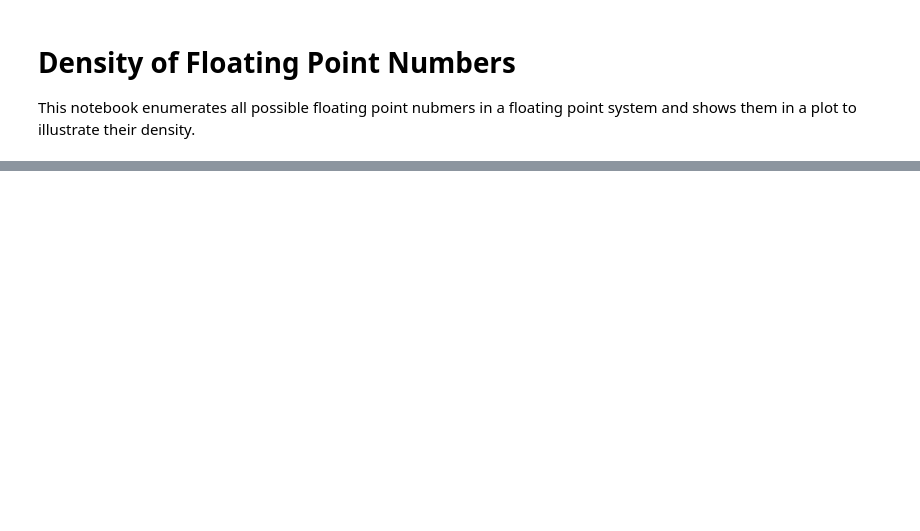
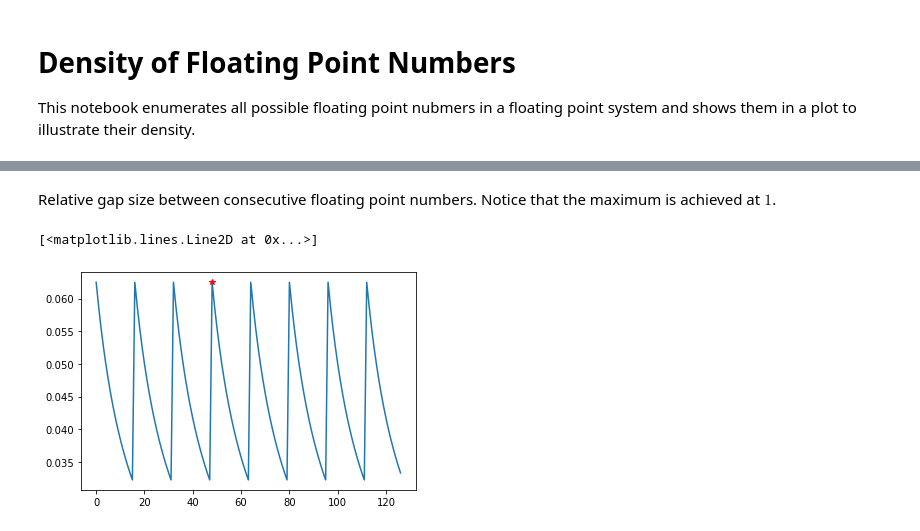
Before and after one commit to inducer/numerics-notes, a Jupyter notebook: demos/error_and_fp/Density of Floating Point Numbers.ipynb, the cells around one changed output, grey strips where cells are left out. Cells and saved outputs as stored; diff of their text form; code cells hidden in the pictures; blank space fills up the shorter version.

Commit message:
Add to the FP demo plots of relative gaps and subnormals

```diff
--- a/demos/error_and_fp/Density of Floating Point Numbers.ipynb
+++ b/demos/error_and_fp/Density of Floating Point Numbers.ipynb
@@ -46,0 +44,12 @@ pt.plot(fp_numbers, np.ones_like(fp_numbers), "+")
+# %% [markdown]
+Relative gap size between consecutive floating point numbers. Notice that the maximum is achieved at $1$.
+# %%
+pt.plot(
+    np.abs(fp_numbers[1:]-fp_numbers[:-1])
+    / np.abs(fp_numbers[:-1]))
+
+n_one = int(np.argwhere(np.abs(fp_numbers-1) < 1e-12))
+pt.plot([n_one], np.abs(fp_numbers[n_one+1] - fp_numbers[n_one]), 'r*')
+# %% [output]
+[<matplotlib.lines.Line2D at 0x...>]
+[figure, added]
```
Also changed, not shown: parts of 4 cells of this notebook, 1 other file.
